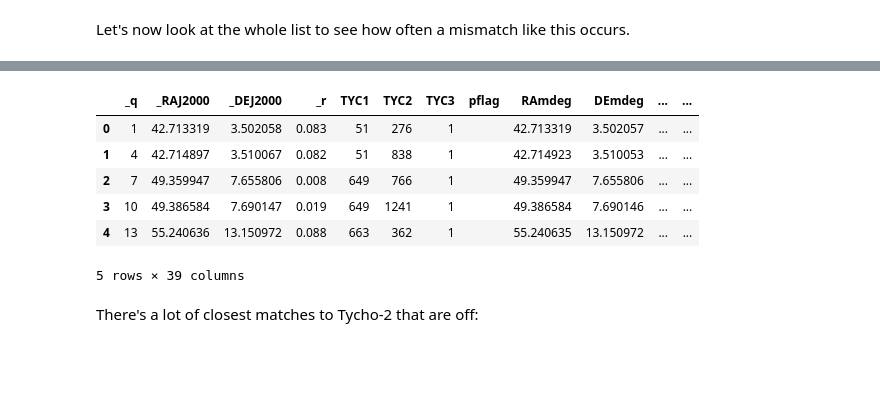
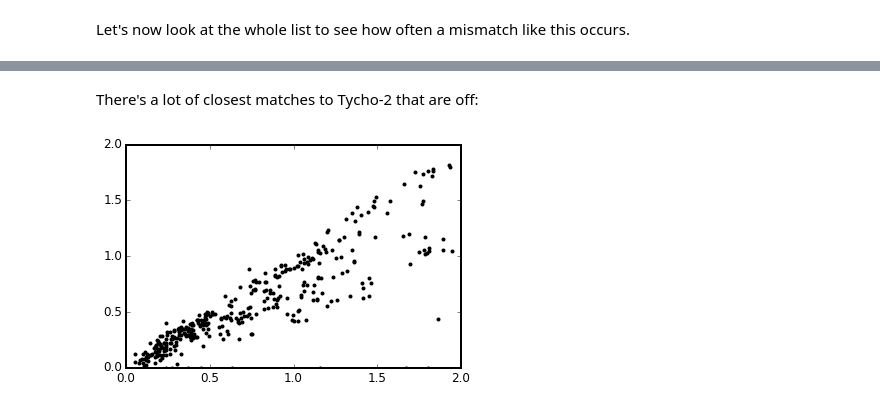
Before and after one commit to smoh/gaia-comoving-stars, a Jupyter notebook: notebooks/coordinates-tests.ipynb, the cells around one changed output, grey strips where cells are left out. Saved outputs shown, nothing was run; the diff lists cells and outputs as text; code cells hidden in the pictures; blank space fills up the shorter version.

```diff
--- a/notebooks/coordinates-tests.ipynb
+++ b/notebooks/coordinates-tests.ipynb
@@ -52,8 +52,11 @@ Still 1.2 arcsec away?  I must be misinterpreting the meaning of either the TGAS
 # %% [markdown]
 Let's now look at the whole list to see how often a mismatch like this occurs.
 # %%
-dt = (2015-1991.5)*u.yr #Tycho2
-ra_all = df1.ra.values*u.deg - dt*df1.pmra.values*u.mas/u.yr
-dec_all = df1.dec.values*u.deg - dt*df1.pmdec.values*u.mas/u.yr
-q_all = Vizier.query_region(SkyCoord(ra_all, dec_all), radius=3*u.arcsec,
-                                catalog=['tycho2'])
+from astropy.time import Time
+
+dt = 15 * u.yr
+
+ra_all = df1.ra.values * u.deg - dt*df1.pmra.values*u.mas/u.yr
+dec_all = df1.dec.values * u.deg - dt*df1.pmdec.values*u.mas/u.yr
+coords = SkyCoord(ra_all, dec_all, frame='icrs')
+q_all = Vizier.query_region(coords, radius=2*u.arcsec, catalog=['tycho2'])
@@ -64,13 +74,14 @@ df = pd.DataFrame(np.array(q_all[0]))
-# %%
-df.head()
-# %% [output]
-|  | _q | _RAJ2000 | _DEJ2000 | _r | TYC1 | TYC2 | TYC3 | pflag | RAmdeg | DEmdeg | ... | ... |
-| 0 | 1 | 42.713319 | 3.502058 | 0.083 | 51 | 276 | 1 |  | 42.713319 | 3.502057 | ... | ... |
-| 1 | 4 | 42.714897 | 3.510067 | 0.082 | 51 | 838 | 1 |  | 42.714923 | 3.510053 | ... | ... |
-| 2 | 7 | 49.359947 | 7.655806 | 0.008 | 649 | 766 | 1 |  | 49.359947 | 7.655806 | ... | ... |
-| 3 | 10 | 49.386584 | 7.690147 | 0.019 | 649 | 1241 | 1 |  | 49.386584 | 7.690146 | ... | ... |
-| 4 | 13 | 55.240636 | 13.150972 | 0.088 | 663 | 362 | 1 |  | 55.240635 | 13.150972 | ... | ... |
-5 rows × 39 columns
 # %% [markdown]
 There's a lot of closest matches to Tycho-2 that are off:
+# %%
+c1 = SkyCoord(df.RA_ICRS_.values, df.DE_ICRS_.values,
+                   unit='deg', frame='icrs')
+c2 = SkyCoord(df._RAJ2000.values, df._DEJ2000.values,
+                   unit='deg', frame='icrs')
+df['distance'] = c1.separation(c2).arcsec
+# %%
+%matplotlib inline
+plt.plot(df._r, df.distance, 'o', ms=2);
+# %% [output]
+[figure, added]
 # %%
```
Also changed, not shown: parts of 14 cells of this notebook, 1 other file.
